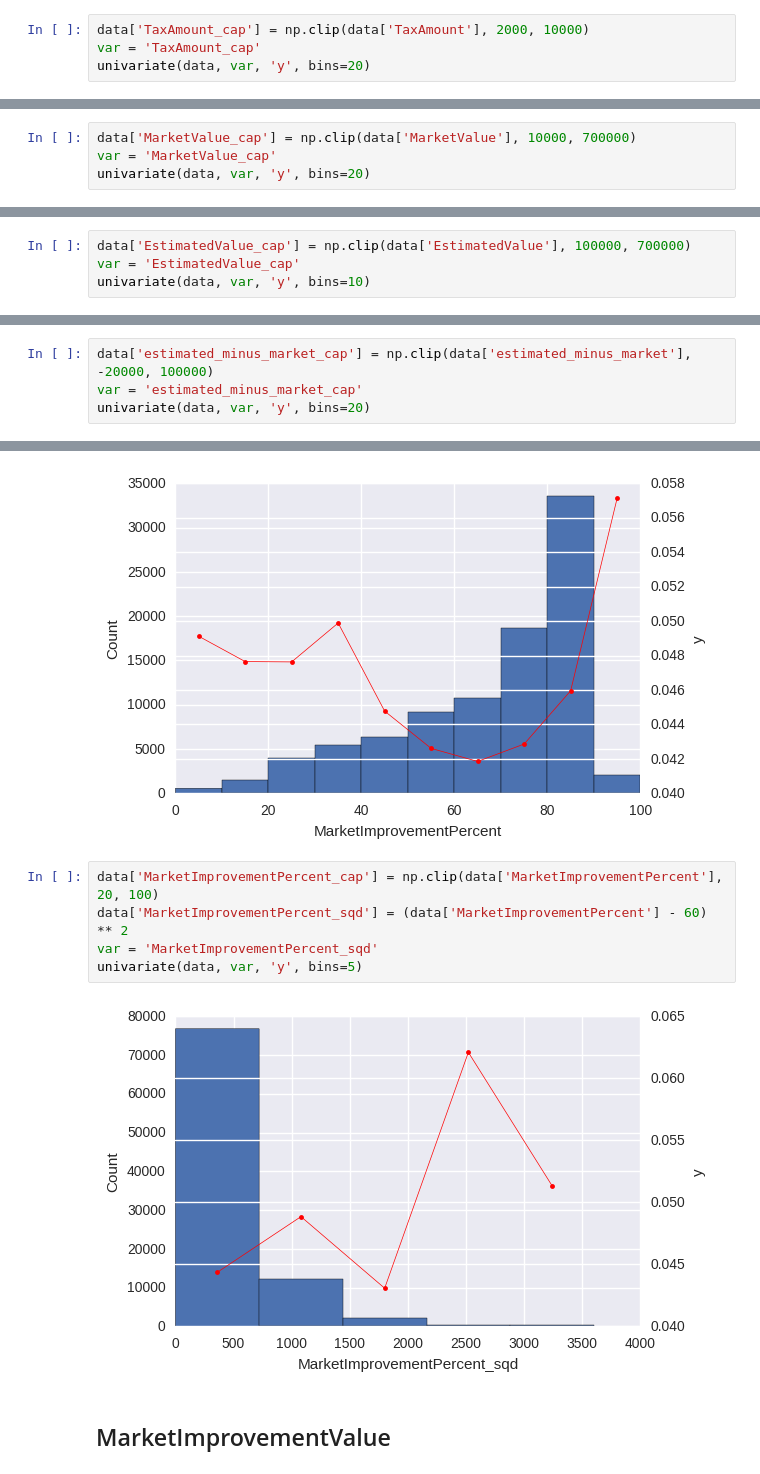
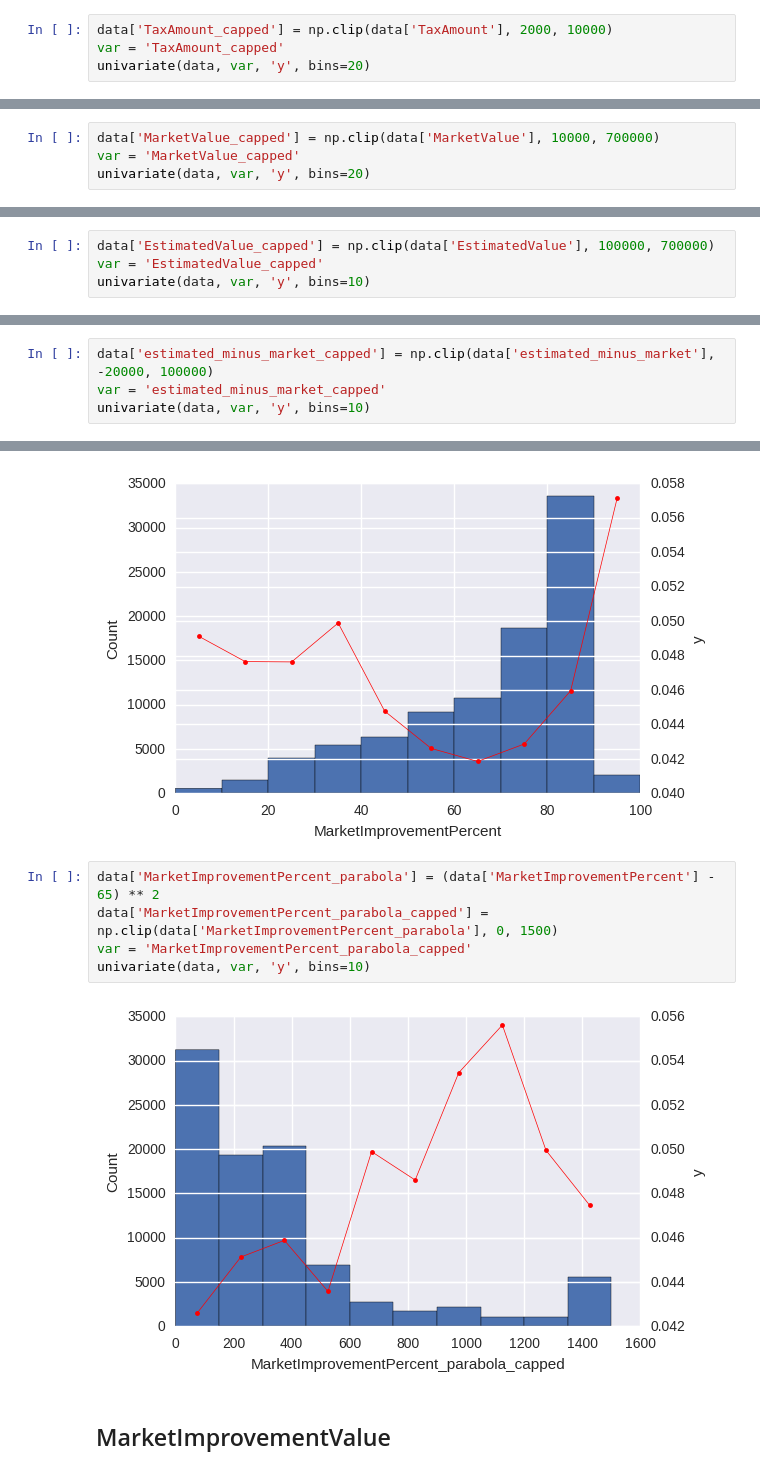
Before and after one commit to jtlowery/pp-joel-lowery, a Jupyter notebook: 1_data_exploration_and_feature_creation.ipynb, the cells around one changed output, grey strips where cells are left out. Saved outputs shown, nothing was run; the diff lists cells and outputs as text.

```diff
--- a/1_data_exploration_and_feature_creation.ipynb
+++ b/1_data_exploration_and_feature_creation.ipynb
@@ -199,7 +197,7 @@ univariate(data, var, 'y', bins=10)
 # %% [output]
 [figure]
 # %%
-data['TaxAmount_cap'] = np.clip(data['TaxAmount'], 2000, 10000)
-var = 'TaxAmount_cap'
+data['TaxAmount_capped'] = np.clip(data['TaxAmount'], 2000, 10000)
+var = 'TaxAmount_capped'
 univariate(data, var, 'y', bins=20)
 # %% [output]
@@ -212,7 +210,7 @@ univariate(data, var, 'y', bins=10)
 # %% [output]
 [figure]
 # %%
-data['MarketValue_cap'] = np.clip(data['MarketValue'], 10000, 700000)
-var = 'MarketValue_cap'
+data['MarketValue_capped'] = np.clip(data['MarketValue'], 10000, 700000)
+var = 'MarketValue_capped'
 univariate(data, var, 'y', bins=20)
 # %% [output]
@@ -225,7 +223,7 @@ univariate(data, var, 'y', bins=10)
 # %% [output]
 [figure]
 # %%
-data['EstimatedValue_cap'] = np.clip(data['EstimatedValue'], 100000, 700000)
-var = 'EstimatedValue_cap'
+data['EstimatedValue_capped'] = np.clip(data['EstimatedValue'], 100000, 700000)
+var = 'EstimatedValue_capped'
 univariate(data, var, 'y', bins=10)
 # %% [output]
@@ -240,7 +238,7 @@ univariate(data, var, 'y', bins=10)
 # %% [output]
 [figure]
 # %%
-data['estimated_minus_market_cap'] = np.clip(data['estimated_minus_market'], -20000, 100000)
-var = 'estimated_minus_market_cap'
-univariate(data, var, 'y', bins=20)
+data['estimated_minus_market_capped'] = np.clip(data['estimated_minus_market'], -20000, 100000)
+var = 'estimated_minus_market_capped'
+univariate(data, var, 'y', bins=10)
 # %% [output]
@@ -253,12 +251,12 @@ univariate(data, var, 'y', bins=10)
 # %% [output]
 [figure]
 # %%
-data['MarketImprovementPercent_cap'] = np.clip(data['MarketImprovementPercent'], 20, 100)
-data['MarketImprovementPercent_sqd'] = (data['MarketImprovementPercent'] - 60) ** 2
-var = 'MarketImprovementPercent_sqd'
-univariate(data, var, 'y', bins=5)
+data['MarketImprovementPercent_parabola'] = (data['MarketImprovementPercent'] - 65) ** 2
+data['MarketImprovementPercent_parabola_capped'] = np.clip(data['MarketImprovementPercent_parabola'], 0, 1500)
+var = 'MarketImprovementPercent_parabola_capped'
+univariate(data, var, 'y', bins=10)
 # %% [output]
-[figure, old version]
+[figure, new version]
 # %% [markdown]
 ## MarketImprovementValue
 # %%
```
Also changed, not shown: parts of 15 cells of this notebook, 1 other file.
